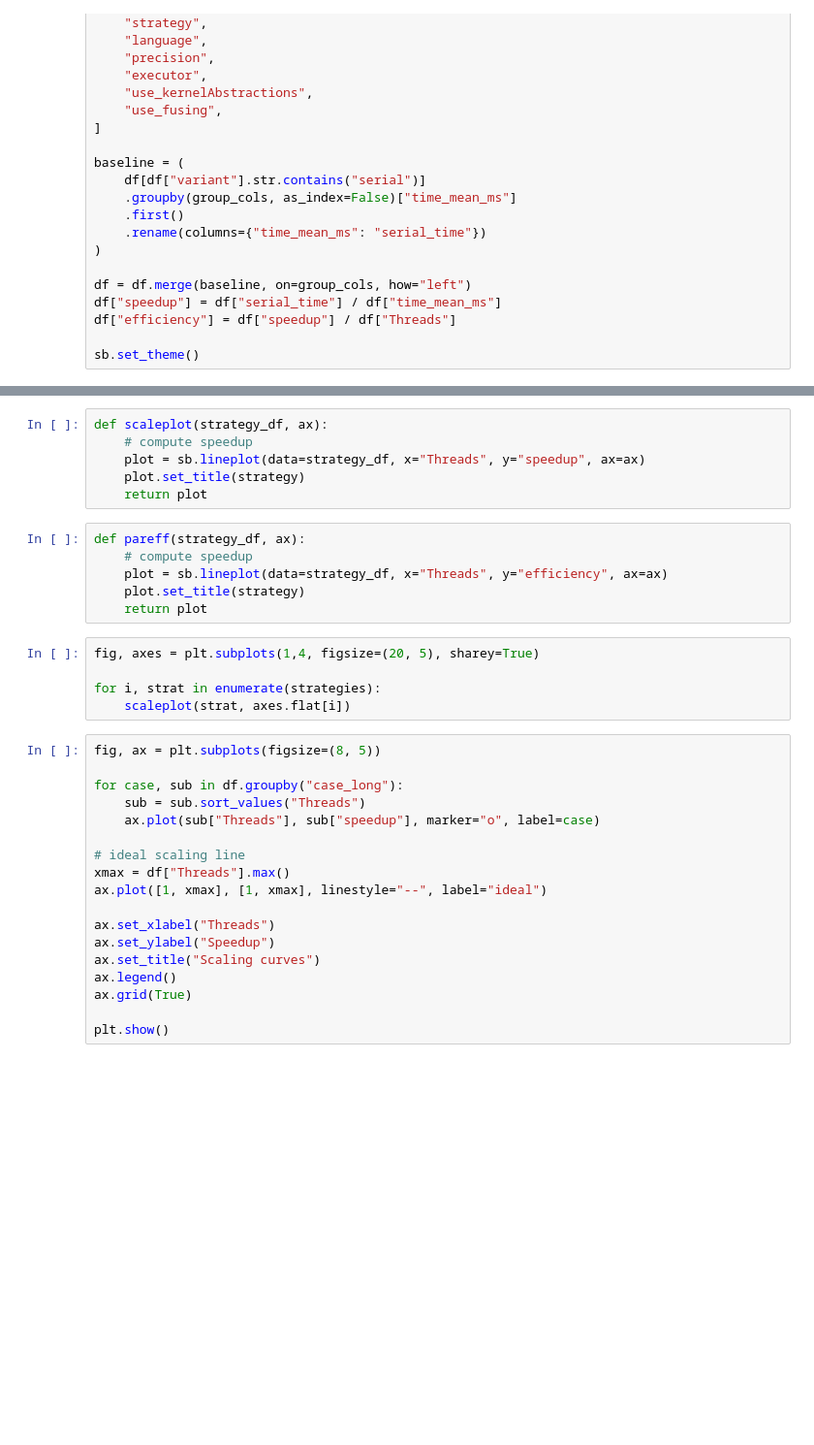
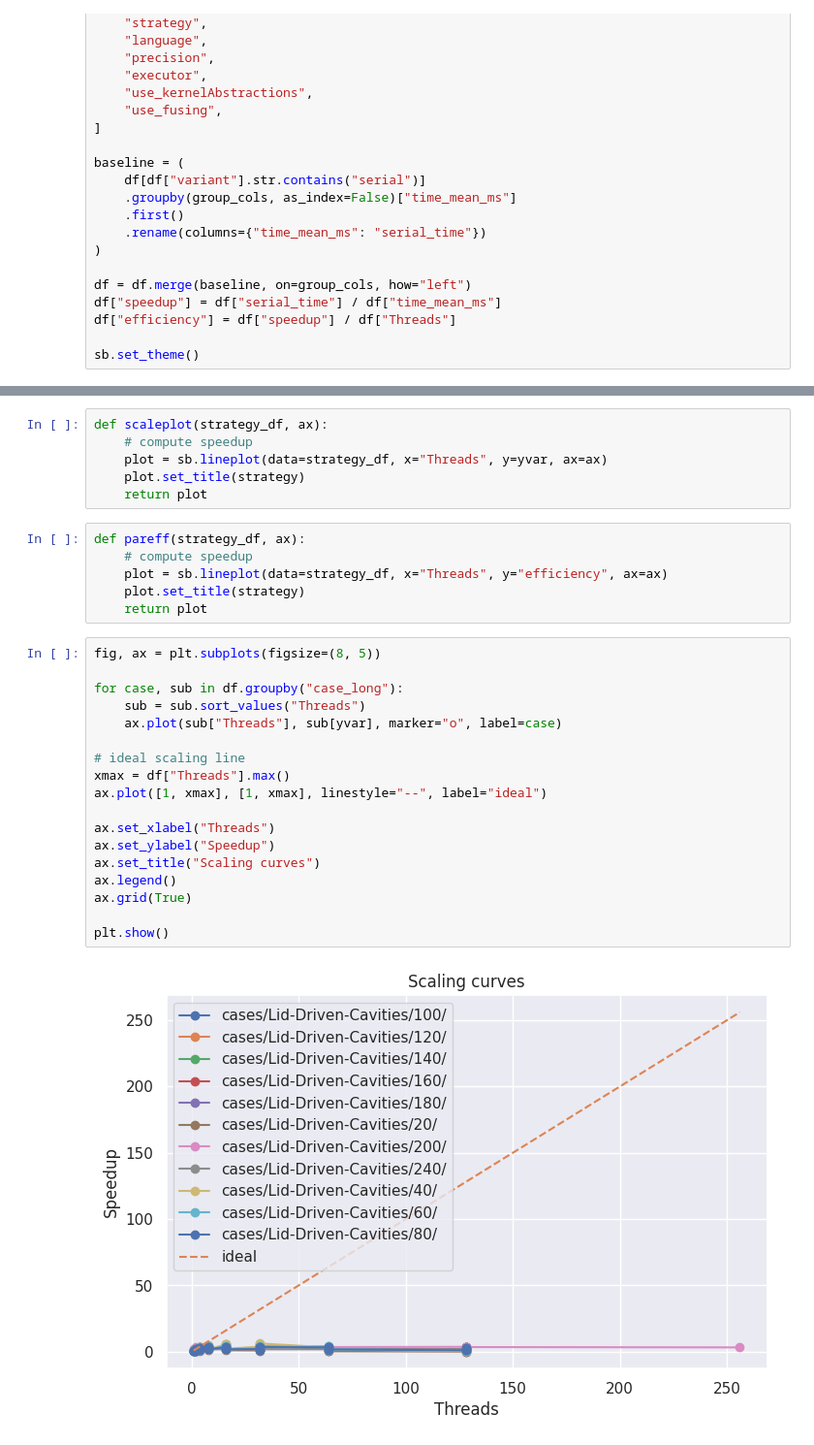
Before and after one commit to lupeterm/FVM-Prototyping, a Jupyter notebook: scaling.ipynb, the cells around one changed output, grey strips where cells are left out. Shown at 97% size. Saved outputs shown, nothing was run; the diff lists cells and outputs as text; blank space fills up the shorter version.

```diff
--- a/scaling.ipynb
+++ b/scaling.ipynb
@@ -58,7 +60,7 @@ df
 # %%
 def scaleplot(strategy_df, ax):
     # compute speedup
-    plot = sb.lineplot(data=strategy_df, x="Threads", y="speedup", ax=ax)
+    plot = sb.lineplot(data=strategy_df, x="Threads", y=yvar, ax=ax)
     plot.set_title(strategy)
     return plot
 # %%
@@ -67,29 +69,26 @@ def pareff(strategy_df, ax):
     plot = sb.lineplot(data=strategy_df, x="Threads", y="efficiency", ax=ax)
     plot.set_title(strategy)
     return plot
-# %%
-fig, axes = plt.subplots(1,4, figsize=(20, 5), sharey=True)
-
-for i, strat in enumerate(strategies):
-    scaleplot(strat, axes.flat[i])
 # %%
 fig, ax = plt.subplots(figsize=(8, 5))
 
 for case, sub in df.groupby("case_long"):
     sub = sub.sort_values("Threads")
-    ax.plot(sub["Threads"], sub["speedup"], marker="o", label=case)
+    ax.plot(sub["Threads"], sub[yvar], marker="o", label=case)
 
 # ideal scaling line
 xmax = df["Threads"].max()
 ax.plot([1, xmax], [1, xmax], linestyle="--", label="ideal")
 
 ax.set_xlabel("Threads")
 ax.set_ylabel("Speedup")
 ax.set_title("Scaling curves")
 ax.legend()
 ax.grid(True)
 
 plt.show()
+# %% [output]
+[figure, added]
 # %%
 table = df.pivot_table(
     index="Threads",
```
Also changed, not shown: parts of 25 cells of this notebook, 10 other files.
